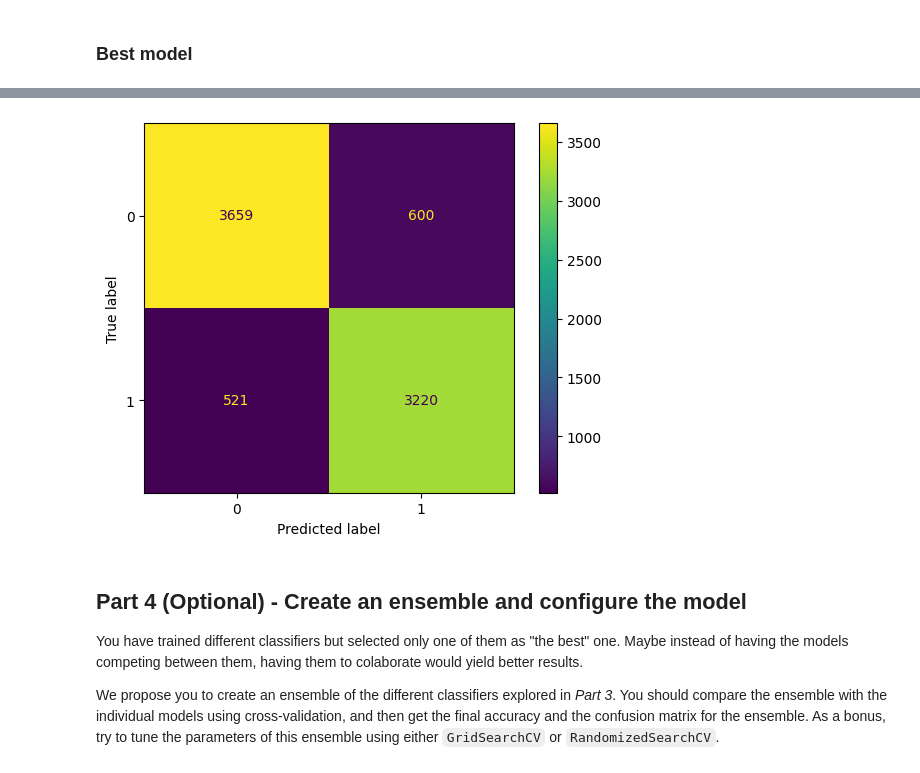
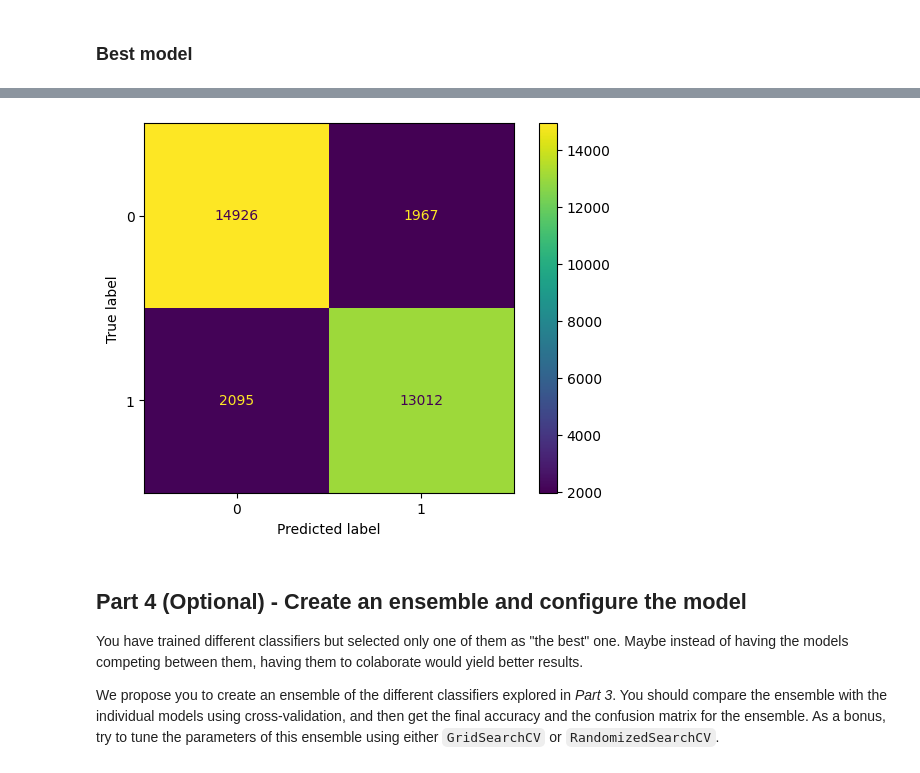
Before and after one commit to josalhor/si-pokemon, a Jupyter notebook: pokemon_basic-ml.ipynb, the cells around one changed output, grey strips where cells are left out. Drawn from its saved outputs; the diff is of its cells as text; code cells hidden in the pictures.

```diff
--- a/pokemon_basic-ml.ipynb
+++ b/pokemon_basic-ml.ipynb
@@ -305,16 +350,18 @@ class AddPokemonRatiosTransformer:
             self.type_matrix = json.load(f)
 
     def map_row_attack_multipler(self, row, opposite):
-        type_row = ['Type 1', 'Type 2']
+        all_type_row = ['Type 1', 'Type 2']
         if opposite:
-            type_row = get_opposite_labels(type_row)
+            type_row = get_opposite_labels(all_type_row)
+        else:
+            type_row = all_type_row
         best_attack_multiplier = 0.25
         at_least_one_type = False
         for attack_type in type_row:
             attack_type = row[attack_type].lower()
             if not attack_type: continue
             multiplier = 1
-            for defense_type in type_row:
+            for defense_type in all_type_row:
                 enemy_defense = defense_type if opposite else opposite_label(defense_type)
                 defense_type = row[enemy_defense].lower()
                 if not defense_type: continue
@@ -427,7 +474,8 @@ from sklearn.preprocessing import OneHotEncoder
 pipeline = Pipeline([
     ('deducer', DeduceFeaturesFromNameTransformer()),
     ('filler', FillEmptyNonPredictableTransformer()),
-    ('speed', SpeedDeducerTransformer()),
+    ('consensus', NumericConsensusTransformer()),
+    # ('speed', SpeedDeducerTransformer()),
     ('knn', KNNImputerBothSidesTransformer()),
     ('ratios', AddPokemonRatiosTransformer()),
     ('drop', DropTransformer()),
@@ -518,17 +601,17 @@ MLPClassifier score: 0.8556874999999999
 # %%
 # Generating confusion matrix
 from sklearn.metrics import confusion_matrix
 from sklearn.metrics import classification_report
 
 from sklearn.metrics import ConfusionMatrixDisplay
 import matplotlib.pyplot as plt
 
-test_conf_matrix = confusion_matrix(y_test, rfc_model.predict(X_test_encoded))
+test_conf_matrix = confusion_matrix(y_train, rfc_model.predict(X_train_encoded))
 test_disp = ConfusionMatrixDisplay(test_conf_matrix)
 test_disp.plot()
 plt.show()
 # %% [output]
-[figure, old version]
+[figure, new version]
 # %% [markdown]
 ## Part 4 (Optional) - Create an ensemble and configure the model
 
```
Also changed, not shown: parts of 9 cells of this notebook.
